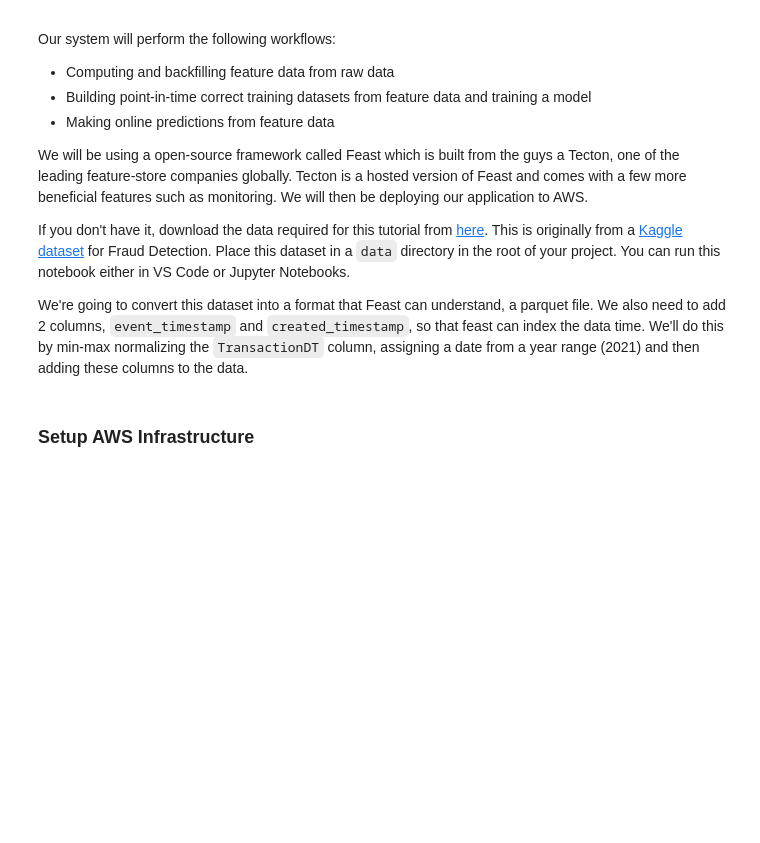
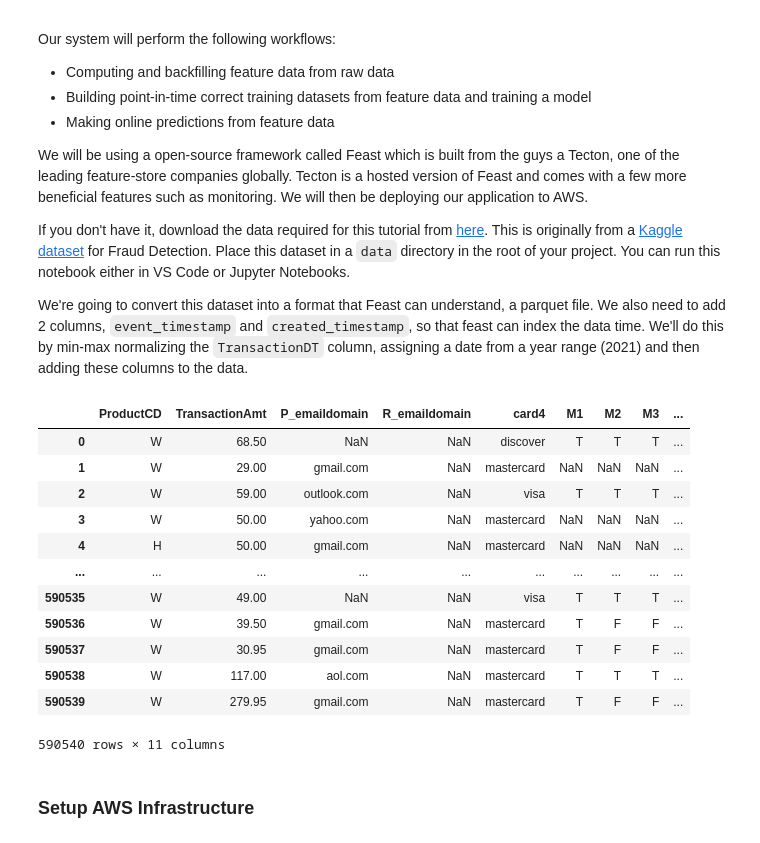
Before and after one commit to CerebriumAI/Tutorial-Feature-Store, a Jupyter notebook: Feature_Store.ipynb, the cells around one changed output. Cells and saved outputs as stored; diff of their text form; code cells hidden in the pictures; blank space fills up the shorter version.

```diff
--- a/Feature_Store.ipynb
+++ b/Feature_Store.ipynb
@@ -69,6 +69,22 @@ df["created_timestamp"] = df["event_timestamp"].copy()
 
 df = df[["ProductCD", "TransactionAmt", "P_emaildomain", "R_emaildomain", "card4", "M1", "M2", "M3", "created_timestamp", "event_timestamp", "isFraud"]]
 df.to_parquet('data/train_transaction.parquet')
+# %%
+df
+# %% [output]
+|  | ProductCD | TransactionAmt | P_emaildomain | R_emaildomain | card4 | M1 | M2 | M3 | ... |
+| 0 | W | 68.50 | NaN | NaN | discover | T | T | T | ... |
+| 1 | W | 29.00 | gmail.com | NaN | mastercard | NaN | NaN | NaN | ... |
+| 2 | W | 59.00 | outlook.com | NaN | visa | T | T | T | ... |
+| 3 | W | 50.00 | yahoo.com | NaN | mastercard | NaN | NaN | NaN | ... |
+| 4 | H | 50.00 | gmail.com | NaN | mastercard | NaN | NaN | NaN | ... |
+| ... | ... | ... | ... | ... | ... | ... | ... | ... | ... |
+| 590535 | W | 49.00 | NaN | NaN | visa | T | T | T | ... |
+| 590536 | W | 39.50 | gmail.com | NaN | mastercard | T | F | F | ... |
+| 590537 | W | 30.95 | gmail.com | NaN | mastercard | T | F | F | ... |
+| 590538 | W | 117.00 | aol.com | NaN | mastercard | T | T | T | ... |
+| 590539 | W | 279.95 | gmail.com | NaN | mastercard | T | F | F | ... |
+590540 rows × 11 columns
 # %% [markdown]
 ### Setup AWS Infrastructure
 # %% [markdown]
```
Also changed, not shown: parts of 6 cells of this notebook, 2 other files.
